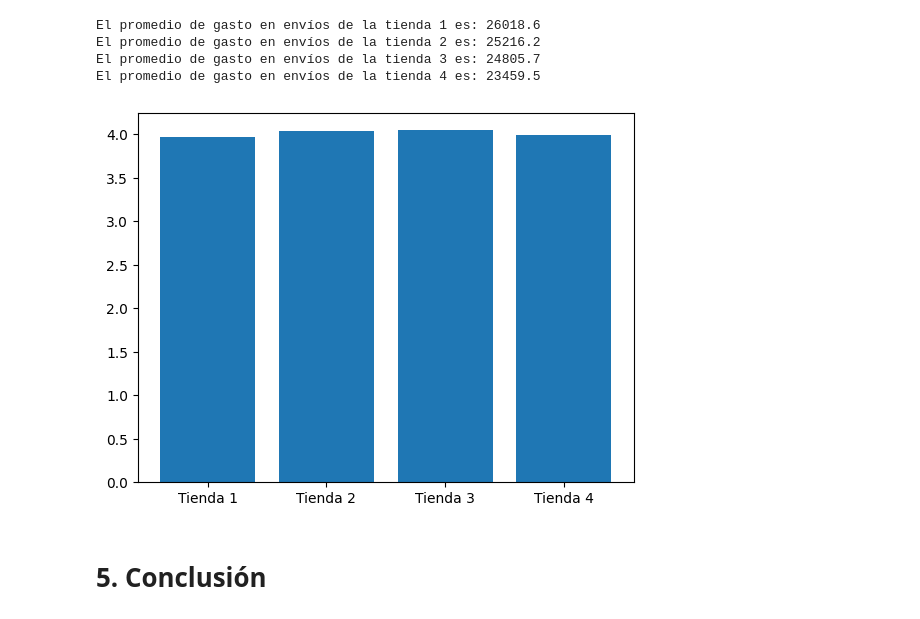
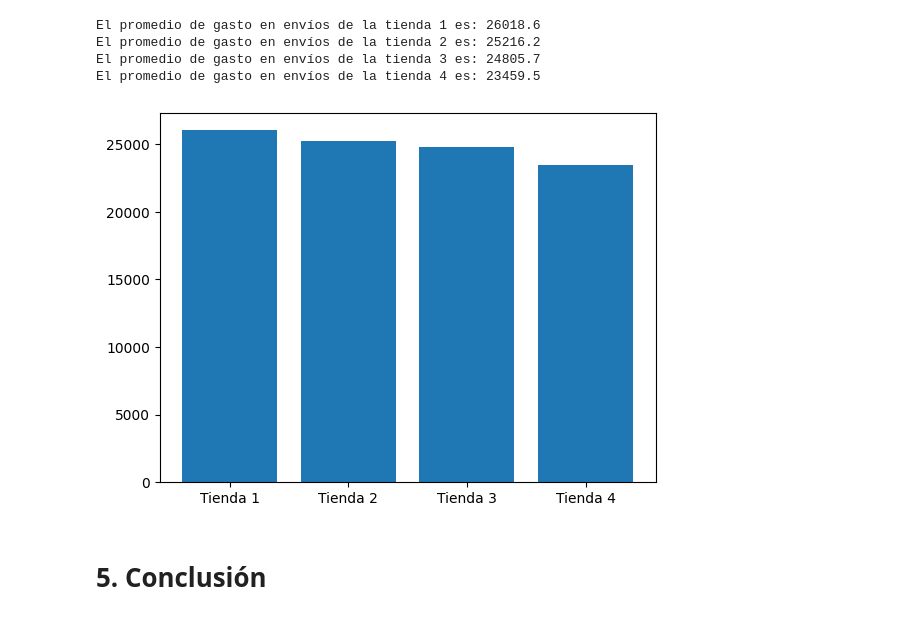
Before and after one commit to GisseYo/challenge1-data-science-latam, a Jupyter notebook: AluraStoreLatam.ipynb, the cells around one changed output. Cells and saved outputs as stored; diff of their text form; code cells hidden in the pictures.

```diff
--- a/AluraStoreLatam.ipynb
+++ b/AluraStoreLatam.ipynb
@@ -231,12 +229,12 @@ El promedio de gasto en envíos de la tienda 3 es: 24805.7
 El promedio de gasto en envíos de la tienda 4 es: 23459.5
 # %%
 tiendas = ["Tienda 1", "Tienda 2", "Tienda 3", "Tienda 4"]
-gastos_envio = [valoracion_tienda1, valoracion_tienda2, valoracion_tienda3, valoracion_tienda4]
+gastos_envio = [costoenvio_tienda1, costoenvio_tienda2, costoenvio_tienda3, costoenvio_tienda4]
 
 plt.bar(x=tiendas, height=gastos_envio)
 plt.show()
 # %% [output]
-[figure, old version]
+[figure, new version]
 # %% [markdown]
 # 5. Conclusión
 # %% [markdown]
```
Also changed, not shown: parts of 5 cells of this notebook.
